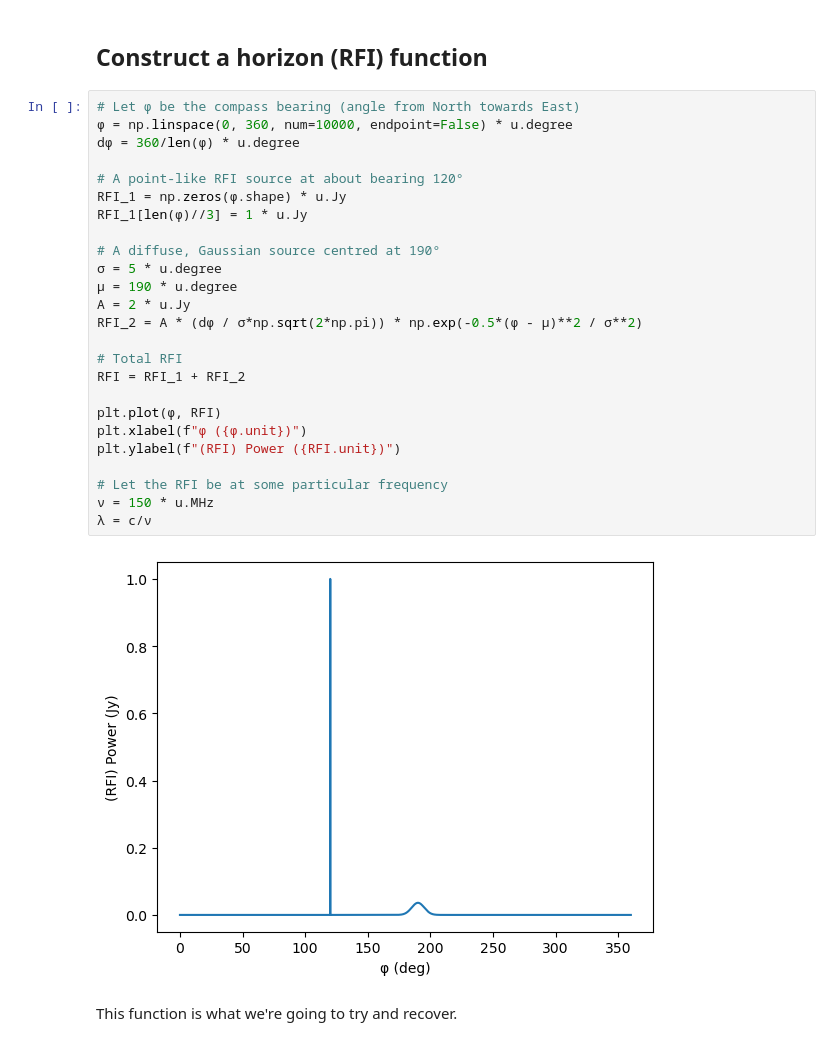
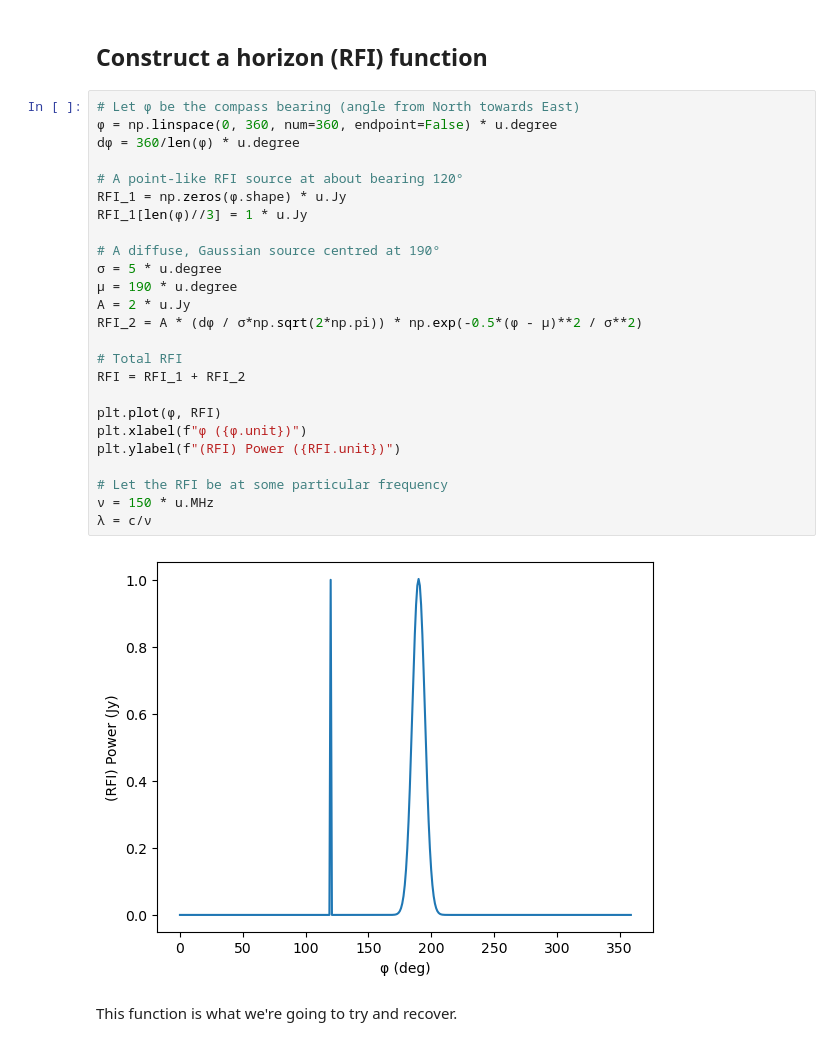
Before and after one commit to robotopia/horizon-rfi, a Jupyter notebook: horizon_rfi.ipynb, the cells around one changed output. Drawn from its saved outputs; the diff is of its cells as text.

```diff
--- a/horizon_rfi.ipynb
+++ b/horizon_rfi.ipynb
@@ -20,31 +20,31 @@ nant = len(N)
 ## Construct a horizon (RFI) function
 # %%
 # Let φ be the compass bearing (angle from North towards East)
-φ = np.linspace(0, 360, num=10000, endpoint=False) * u.degree
+φ = np.linspace(0, 360, num=360, endpoint=False) * u.degree
 dφ = 360/len(φ) * u.degree
 
 # A point-like RFI source at about bearing 120°
 RFI_1 = np.zeros(φ.shape) * u.Jy
 RFI_1[len(φ)//3] = 1 * u.Jy
 
 # A diffuse, Gaussian source centred at 190°
 σ = 5 * u.degree
 μ = 190 * u.degree
 A = 2 * u.Jy
 RFI_2 = A * (dφ / σ*np.sqrt(2*np.pi)) * np.exp(-0.5*(φ - μ)**2 / σ**2)
 
 # Total RFI
 RFI = RFI_1 + RFI_2
 
 plt.plot(φ, RFI)
 plt.xlabel(f"φ ({φ.unit})")
 plt.ylabel(f"(RFI) Power ({RFI.unit})")
 
 # Let the RFI be at some particular frequency
 ν = 150 * u.MHz
 λ = c/ν
 # %% [output]
-[figure, old version]
+[figure, new version]
 # %% [markdown]
 This function is what we're going to try and recover.
 # %% [markdown]
```
Also changed, not shown: parts of 4 cells of this notebook.
